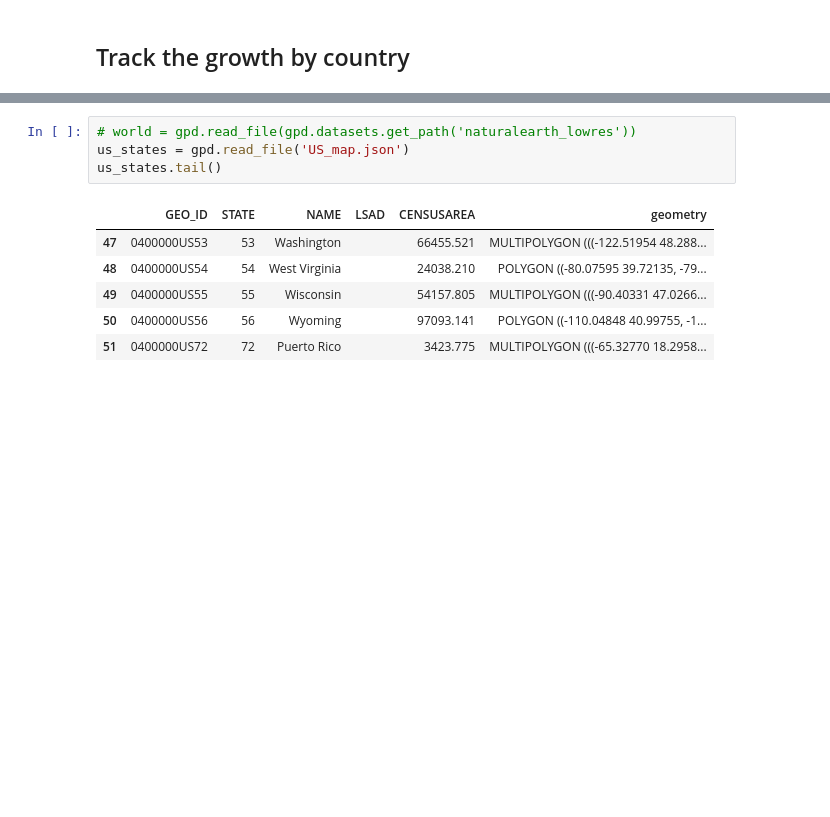
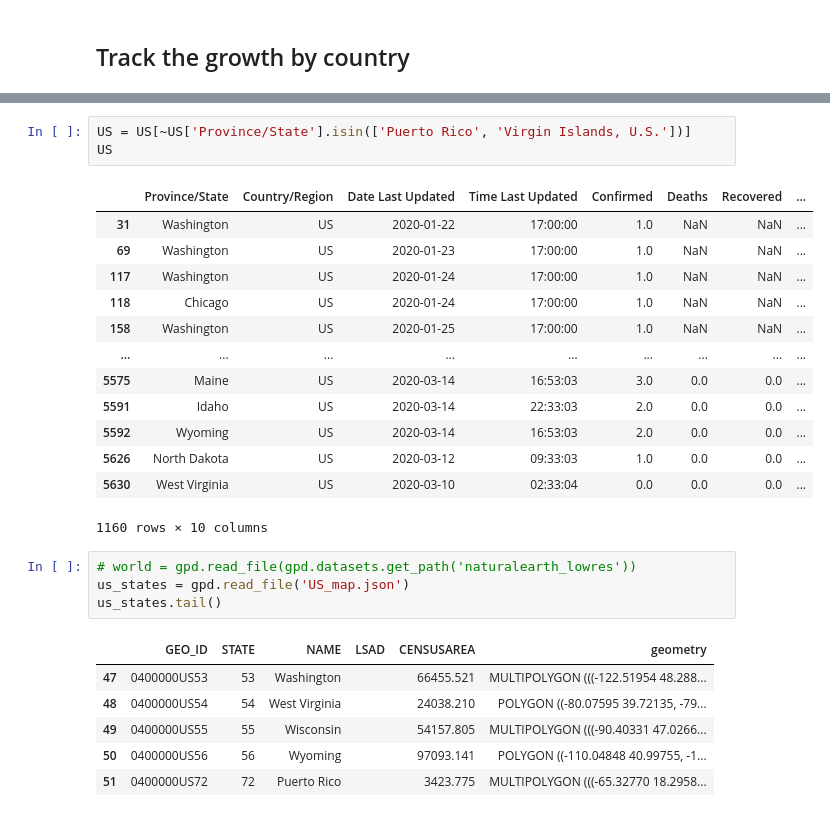
Before and after one commit to eytanohana/COVID-19, a Jupyter notebook: Data Exploration.ipynb, the cells around one changed output, grey strips where cells are left out. Cells and saved outputs as stored; diff of their text form; blank space fills up the shorter version.

```diff
--- a/Data Exploration.ipynb
+++ b/Data Exploration.ipynb
@@ -185,3 +187,20 @@ US
+# %%
+US = US[~US['Province/State'].isin(['Puerto Rico', 'Virgin Islands, U.S.'])]
+US
+# %% [output]
+|  | Province/State | Country/Region | Date Last Updated | Time Last Updated | Confirmed | Deaths | Recovered | ... |
+| 31 | Washington | US | 2020-01-22 | 17:00:00 | 1.0 | NaN | NaN | ... |
+| 69 | Washington | US | 2020-01-23 | 17:00:00 | 1.0 | NaN | NaN | ... |
+| 117 | Washington | US | 2020-01-24 | 17:00:00 | 1.0 | NaN | NaN | ... |
+| 118 | Chicago | US | 2020-01-24 | 17:00:00 | 1.0 | NaN | NaN | ... |
+| 158 | Washington | US | 2020-01-25 | 17:00:00 | 1.0 | NaN | NaN | ... |
+| ... | ... | ... | ... | ... | ... | ... | ... | ... |
+| 5575 | Maine | US | 2020-03-14 | 16:53:03 | 3.0 | 0.0 | 0.0 | ... |
+| 5591 | Idaho | US | 2020-03-14 | 22:33:03 | 2.0 | 0.0 | 0.0 | ... |
+| 5592 | Wyoming | US | 2020-03-14 | 16:53:03 | 2.0 | 0.0 | 0.0 | ... |
+| 5626 | North Dakota | US | 2020-03-12 | 09:33:03 | 1.0 | 0.0 | 0.0 | ... |
+| 5630 | West Virginia | US | 2020-03-10 | 02:33:04 | 0.0 | 0.0 | 0.0 | ... |
+1160 rows × 10 columns
 # %%
 # world = gpd.read_file(gpd.datasets.get_path('naturalearth_lowres'))
 us_states = gpd.read_file('US_map.json')
```
Also changed, not shown: parts of 14 cells of this notebook.
